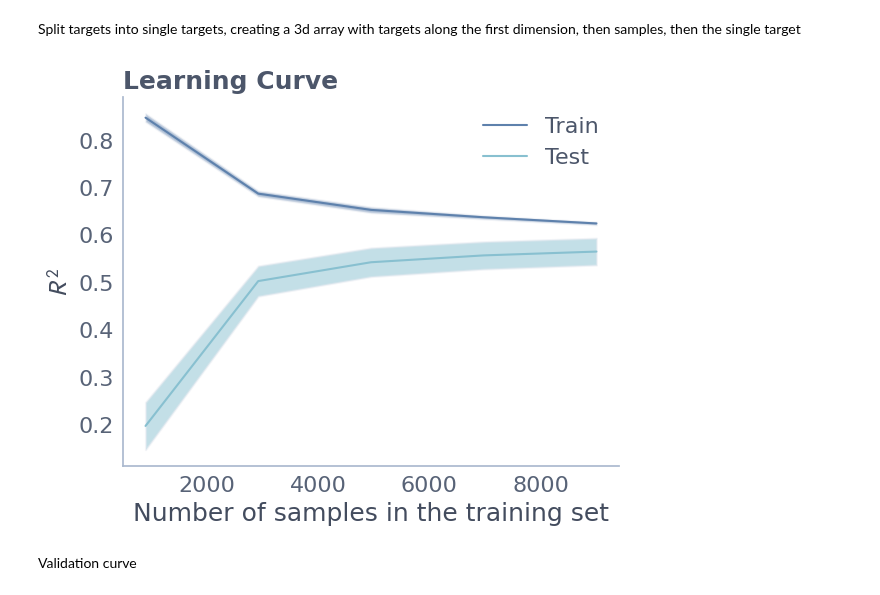
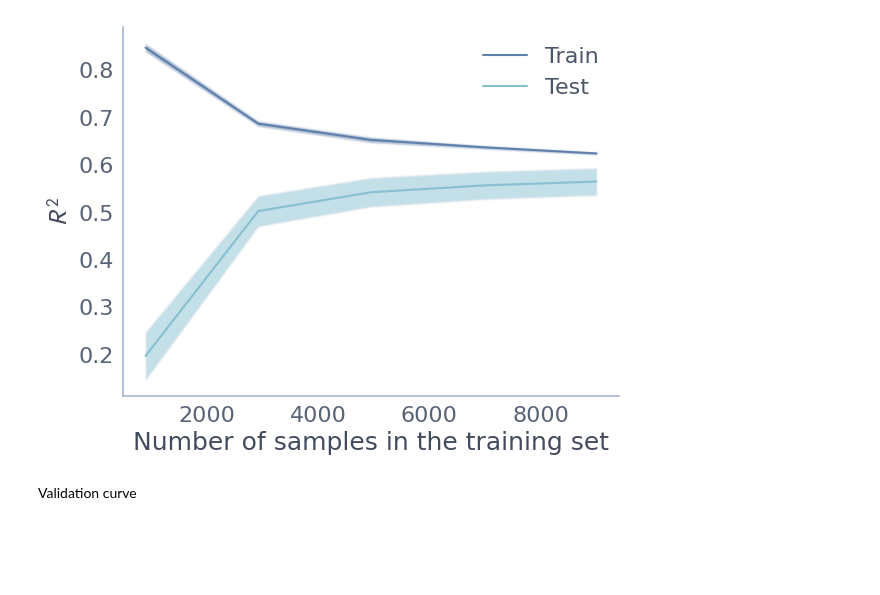
Before and after one commit to leo-schultheiss/compare_variance_residual, a Jupyter notebook: compare_variance_residual/validation_curves.ipynb, the cells around one changed output. Saved outputs shown, nothing was run; the diff lists cells and outputs as text; code cells hidden in the pictures; blank space fills up the shorter version.

Commit message:
remove unused code, remove title from learning and validation curve

```diff
--- a/compare_variance_residual/validation_curves.ipynb
+++ b/compare_variance_residual/validation_curves.ipynb
@@ -41,5 +41,3 @@ param_name = "alpha"
 param_range = alphas
 # %%
 Xs, Y = generate_dataset(feature_space_dimensions, scalars, n_targets, n_samples, noise_scalar)
-# %% [markdown]
-Split targets into single targets, creating a 3d array with targets along the first dimension, then samples, then the single target
@@ -49,13 +44,10 @@ Split targets into single targets, creating a 3d array with targets along the fi
 # %%
-_, ax = plt.subplots()
-ax.set_title("Learning Curve")
 with config_context(array_api_dispatch=True):
     LearningCurveDisplay.from_estimator(
-        Ridge(), Xs[0][:n_samples_train], Y[:n_samples_train], cv=cv,
-        score_name=f"$R^2$", ax=ax
+        Ridge(), Xs[0][:n_samples_train], Y[:n_samples_train], cv=cv, score_name=f"$R^2$"
     )
 # %% [output]
-[figure, old version]
+[figure, new version]
 # %% [markdown]
 Validation curve
 # %%
```
Also changed, not shown: parts of 2 cells of this notebook.
